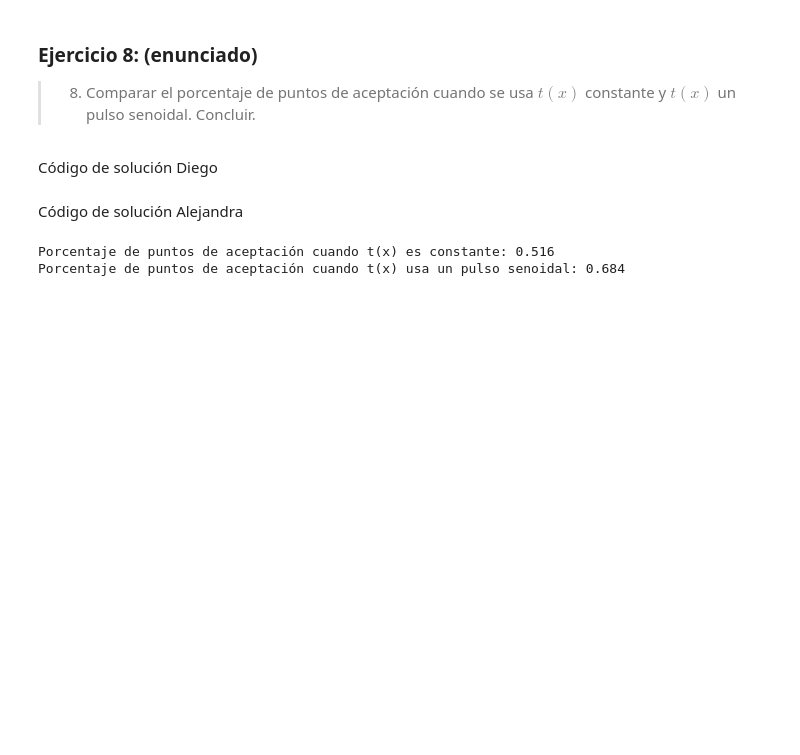
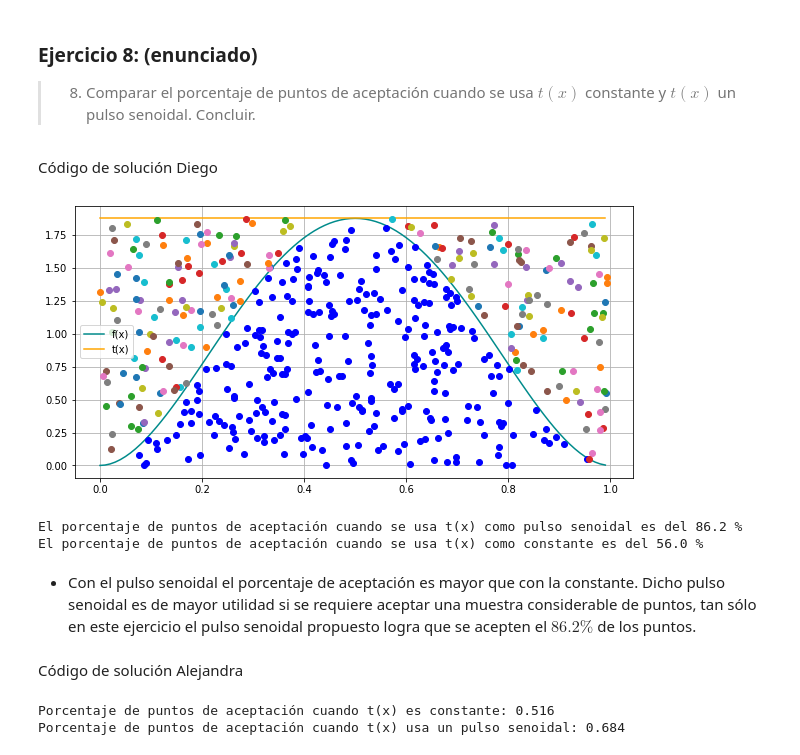
Before and after one commit to diegolazareno/Tarea6_DALopez_ARico, a Jupyter notebook: Tarea6_DALopez_ARico.ipynb, the cells around one changed output. Drawn from its saved outputs; the diff is of its cells as text; code cells hidden in the pictures; blank space fills up the shorter version.

```diff
--- a/Tarea6_DALopez_ARico.ipynb
+++ b/Tarea6_DALopez_ARico.ipynb
@@ -396,3 +476,33 @@ Código de solución Diego
+# %%
+# Código de solución estudiante 1
+# t(x) como constante
+t_constant = lambda x : np.ones(len(x)) * max_f
+N = 500
+R1 = np.random.uniform(size = N)
+R2 = np.random.uniform(size = N)
+
+# Visualización
+plt.figure(figsize = (10, 5))
+plt.plot(x, f(x), color = "darkcyan", label = "f(x)")
+plt.plot(x, t_constant(x), color = "orange", label = "t(x)")
+plt.legend(loc = "best")
+plt.grid();
+x_accepted2 = method_acceptance_rejection(R1, R2, f, t_constant, plot = True)
+# %% [output]
+[figure, added]
+# %%
+# Resultados
+ans1 = len(x_accepted1) / N
+ans2 = len(x_accepted2) / N
+
+print("El porcentaje de puntos de aceptación cuando se usa t(x) como pulso senoidal es del " +
+      str(round(ans1 * 100, 2)) + " %")
+print("El porcentaje de puntos de aceptación cuando se usa t(x) como constante es del " + str(round(ans2 * 100, 2)) + " %")
+# %% [output]
+El porcentaje de puntos de aceptación cuando se usa t(x) como pulso senoidal es del 86.2 %
+El porcentaje de puntos de aceptación cuando se usa t(x) como constante es del 56.0 %
+# %% [markdown]
++ Con el pulso senoidal el porcentaje de aceptación es mayor que con la constante. Dicho pulso senoidal es de mayor utilidad si se requiere aceptar una muestra considerable de puntos, tan sólo en este ejercicio el pulso senoidal propuesto logra que se acepten el $86.2\%$ de los puntos.
 # %% [markdown]
 Código de solución Alejandra
 # %%
```
Also changed, not shown: parts of 18 cells of this notebook.
